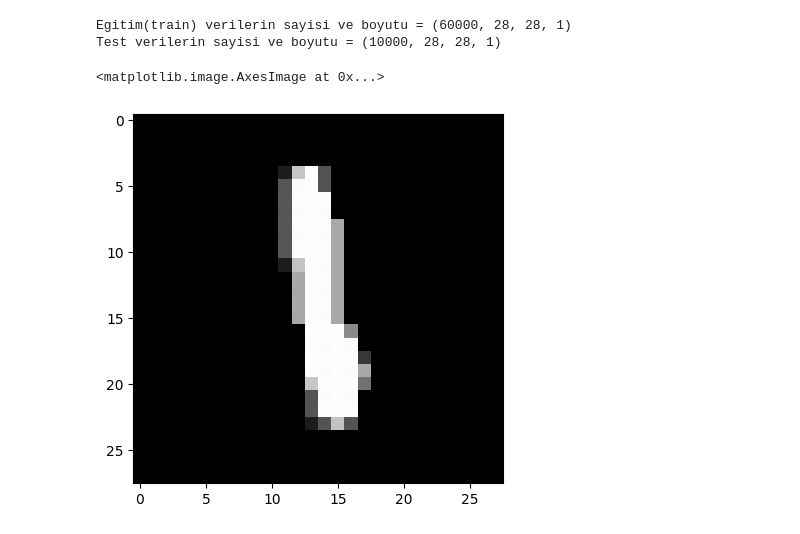
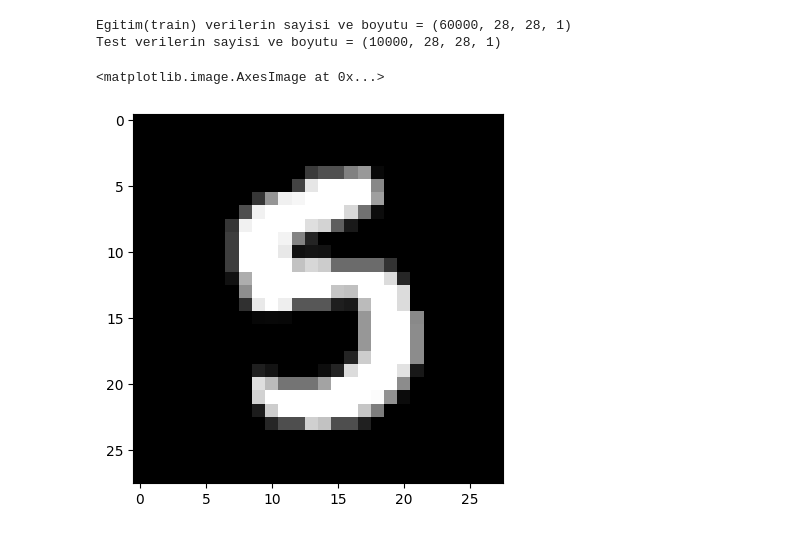
Before and after one commit to MehmetAliKOYLU/MNIST-Classification-with-CNN, a Jupyter notebook: MAIN/CNN.ipynb, the cells around one changed output. Drawn from its saved outputs; the diff is of its cells as text; code cells hidden in the pictures.

```diff
--- a/MAIN/CNN.ipynb
+++ b/MAIN/CNN.ipynb
@@ -32,10 +32,10 @@ Test verilerin sayisi ve boyutu = (10000, 28, 28, 1)
 # %%
 # Cikis verisi olarak bu girdi goruntulerinin hangi rakami temsil ettigini gosteren y verilerini duzenleyelim
 
-plt.imshow(x_train[200],cmap='gray')
+plt.imshow(x_train[52314],cmap='gray')
 # %% [output]
 <matplotlib.image.AxesImage at 0x...>
-[figure, old version]
+[figure, new version]
 # %%
 # One-hot encoding
 y_train = keras.utils.to_categorical(y_train,10)
```
Also changed, not shown: parts of 7 cells of this notebook.
